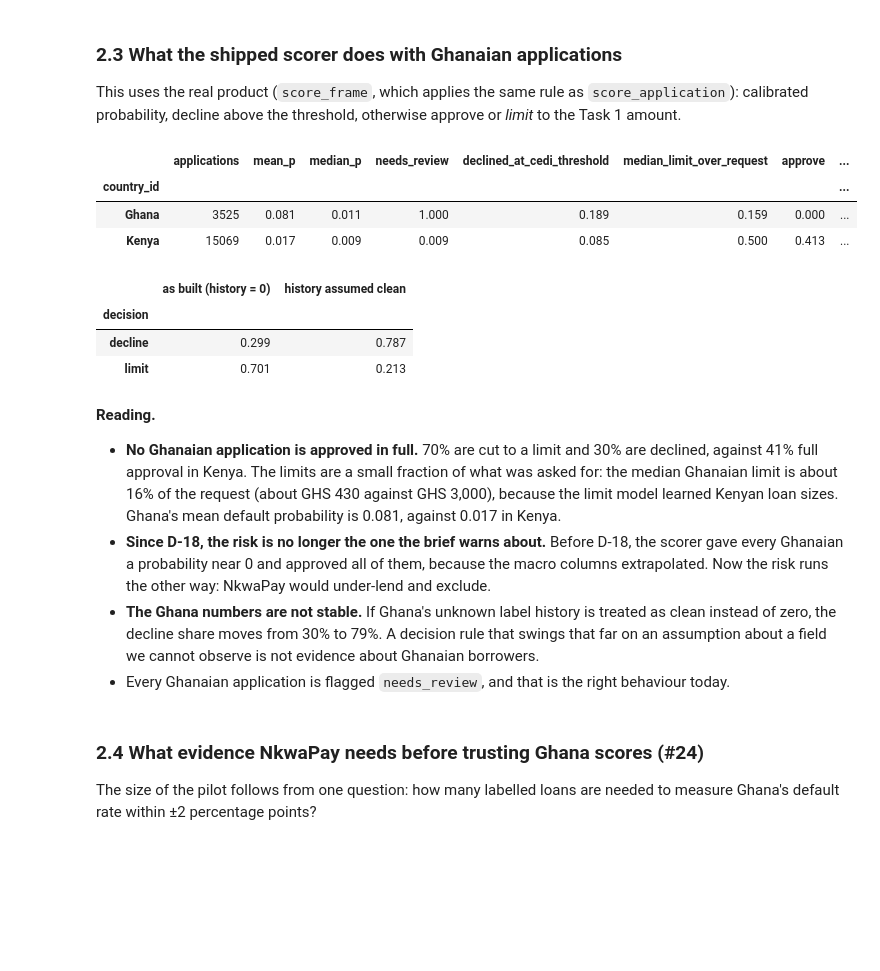
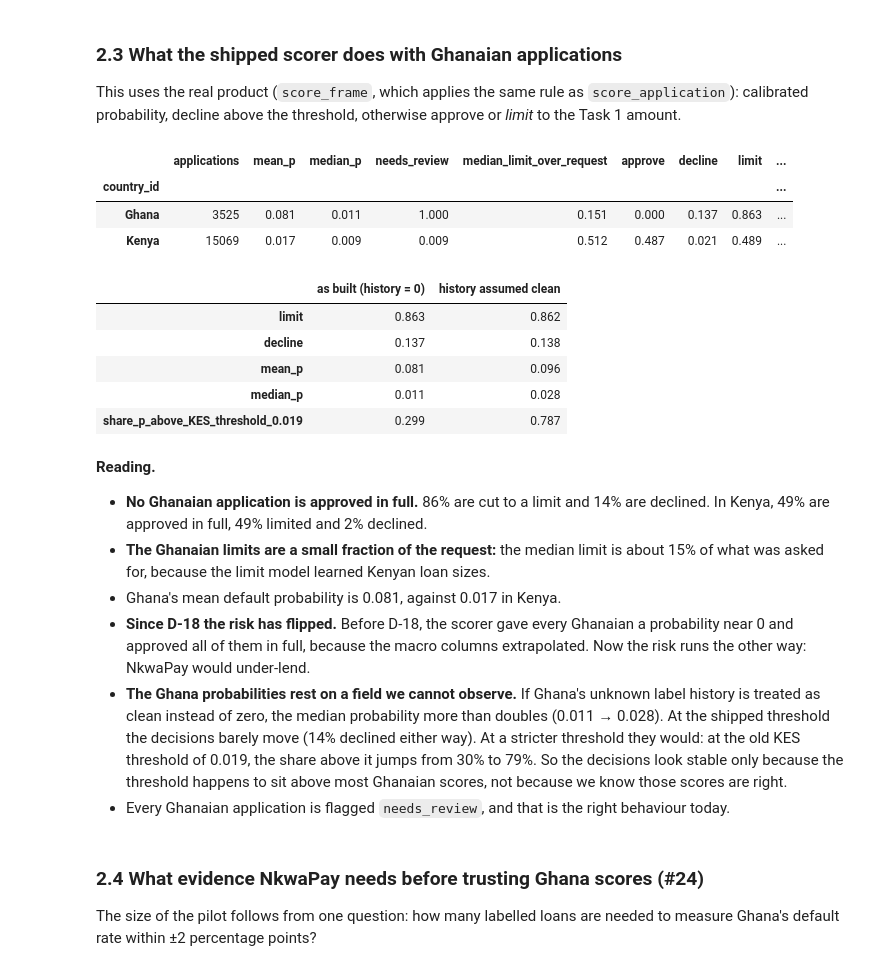
Before and after one commit to ASU-MICS-2028/mle-group-2-prosit-2, a Jupyter notebook: notebooks/04_transfer_and_fairness.ipynb, the cells around one changed output. Saved outputs shown, nothing was run; the diff lists cells and outputs as text; code cells hidden in the pictures; blank space fills up the shorter version.

```diff
--- a/notebooks/04_transfer_and_fairness.ipynb
+++ b/notebooks/04_transfer_and_fairness.ipynb
@@ -35,11 +35,12 @@ from src.evaluation import (
     cost_matrix_threshold,
     decision_cost_by_group,
     disaggregated_evaluation,
+    load_cost_config,
     proxy_strength,
     run_domain_classifier,
 )
 from src.processing import load_features
-from src.serving.batch import score_frame
+from src.serving import decide, score_frame
 from src.training import run_cv
 from src.visualization import (
     plot_domain_scores,
@@ -54,8 +55,13 @@ df = load_features()
 train = df[df["split"] == "train"]
 test = df[df["split"] == "test"]
 
-cost = cost_matrix_threshold()       # shipped: KES, configs/cost_matrix.yaml (D-19)
+cost = cost_matrix_threshold()                  # shipped: cedis, configs/cost_matrix.yaml (D-26)
 THR = cost["threshold"]
-THR_GHS = 0.036                      # Henry's cedi cost matrix from Ghana's own loans (D-22), as a sensitivity
-print(f"Shipped threshold {THR:.4f}  (C_FP {cost['c_fp']:.0f} KES, C_FN {cost['c_fn']:.0f} KES);  cedi threshold {THR_GHS}")
+STARTER = load_cost_config()["starter_loan"]    # first-time borrowers just above THR get a starter loan (D-24)
+# Earlier cost matrices, kept as sensitivities
+THR_KES = cost_matrix_threshold(principal=5249, fee_rate=0.0168, collection_cost=250, future_loans=1)["threshold"]  # D-19
+THR_1LOAN = cost_matrix_threshold(future_loans=1)["threshold"]   # D-22: cedis, only this loan lost
+THR_6LOANS = cost_matrix_threshold(future_loans=6)["threshold"]
+print(f"Shipped threshold {THR:.4f}  (C_FP {cost['c_fp']:.0f} GHS, C_FN {cost['c_fn']:.0f} GHS); starter loan {STARTER}")
+print(f"Sensitivities: KES (D-19) {THR_KES:.4f} · cedis, 1 loan lost {THR_1LOAN:.4f} · cedis, 6 loans lost {THR_6LOANS:.4f}")
 # %% [output]
@@ -204,36 +215,42 @@ This uses the real product (`score_frame`, which applies the same rule as `score
 # %%
 sc = score_frame(test)
 by_country = sc.groupby("country_id").agg(
     applications=("ID", "count"), mean_p=("probability_of_default", "mean"), median_p=("probability_of_default", "median"),
-    needs_review=("needs_review", "mean"), declined_at_cedi_threshold=("probability_of_default", lambda s: np.mean(s > THR_GHS)),
+    needs_review=("needs_review", "mean"),
 )
 mix = pd.crosstab(sc["country_id"], sc["decision"], normalize="index")
 limited = sc[sc["decision"] == "limit"]
 by_country["median_limit_over_request"] = limited.groupby("country_id").apply(lambda g: (g["limit_local"] / g["requested_local"]).median())
 display(by_country.join(mix).round(3))
 
 # Sensitivity: Ghana's label history is unknown, not zero. Score it again as if every earlier loan had matured and been repaid.
 gh = test[test["country_id"] == "Ghana"]
 clean = gh.assign(n_past_labelled=gh["n_past_loans"], past_default_rate=np.where(gh["n_past_loans"] > 0, 0.0, np.nan))
 alt = score_frame(clean)
-pd.DataFrame({
-    "as built (history = 0)": sc.loc[sc["country_id"] == "Ghana", "decision"].value_counts(normalize=True),
-    "history assumed clean": alt["decision"].value_counts(normalize=True),
-}).fillna(0).round(3)
+def ghana_view(s):
+    return pd.concat([s["decision"].value_counts(normalize=True),
+                      pd.Series({"mean_p": s["probability_of_default"].mean(), "median_p": s["probability_of_default"].median(),
+                                 f"share_p_above_KES_threshold_{THR_KES:.3f}": np.mean(s["probability_of_default"] > THR_KES)})])
+pd.DataFrame({"as built (history = 0)": ghana_view(sc[sc["country_id"] == "Ghana"]),
+              "history assumed clean": ghana_view(alt)}).fillna(0).round(3)
 # %% [output]
-|  | applications | mean_p | median_p | needs_review | declined_at_cedi_threshold | median_limit_over_request | approve | ... |
-| country_id |  |  |  |  |  |  |  | ... |
-| Ghana | 3525 | 0.081 | 0.011 | 1.000 | 0.189 | 0.159 | 0.000 | ... |
-| Kenya | 15069 | 0.017 | 0.009 | 0.009 | 0.085 | 0.500 | 0.413 | ... |
+|  | applications | mean_p | median_p | needs_review | median_limit_over_request | approve | decline | limit | ... |
+| country_id |  |  |  |  |  |  |  |  | ... |
+| Ghana | 3525 | 0.081 | 0.011 | 1.000 | 0.151 | 0.000 | 0.137 | 0.863 | ... |
+| Kenya | 15069 | 0.017 | 0.009 | 0.009 | 0.512 | 0.487 | 0.021 | 0.489 | ... |
 |  | as built (history = 0) | history assumed clean |
-| decision |  |  |
-| decline | 0.299 | 0.787 |
-| limit | 0.701 | 0.213 |
+| limit | 0.863 | 0.862 |
+| decline | 0.137 | 0.138 |
+| mean_p | 0.081 | 0.096 |
+| median_p | 0.011 | 0.028 |
+| share_p_above_KES_threshold_0.019 | 0.299 | 0.787 |
 # %% [markdown]
 **Reading.**
-- **No Ghanaian application is approved in full.** 70% are cut to a limit and 30% are declined, against 41% full approval in Kenya. The limits are a small fraction of what was asked for: the median Ghanaian limit is about 16% of the request (about GHS 430 against GHS 3,000), because the limit model learned Kenyan loan sizes. Ghana's mean default probability is 0.081, against 0.017 in Kenya.
-- **Since D-18, the risk is no longer the one the brief warns about.** Before D-18, the scorer gave every Ghanaian a probability near 0 and approved all of them, because the macro columns extrapolated. Now the risk runs the other way: NkwaPay would under-lend and exclude.
-- **The Ghana numbers are not stable.** If Ghana's unknown label history is treated as clean instead of zero, the decline share moves from 30% to 79%. A decision rule that swings that far on an assumption about a field we cannot observe is not evidence about Ghanaian borrowers.
+- **No Ghanaian application is approved in full.** 86% are cut to a limit and 14% are declined. In Kenya, 49% are approved in full, 49% limited and 2% declined.
+- **The Ghanaian limits are a small fraction of the request:** the median limit is about 15% of what was asked for, because the limit model learned Kenyan loan sizes.
+- Ghana's mean default probability is 0.081, against 0.017 in Kenya.
+- **Since D-18 the risk has flipped.** Before D-18, the scorer gave every Ghanaian a probability near 0 and approved all of them in full, because the macro columns extrapolated. Now the risk runs the other way: NkwaPay would under-lend.
+- **The Ghana probabilities rest on a field we cannot observe.** If Ghana's unknown label history is treated as clean instead of zero, the median probability more than doubles (0.011 → 0.028). At the shipped threshold the decisions barely move (14% declined either way). At a stricter threshold they would: at the old KES threshold of 0.019, the share above it jumps from 30% to 79%. So the decisions look stable only because the threshold happens to sit above most Ghanaian scores, not because we know those scores are right.
 - Every Ghanaian application is flagged `needs_review`, and that is the right behaviour today.
 # %% [markdown]
 ### 2.4 What evidence NkwaPay needs before trusting Ghana scores (#24)
```
Also changed, not shown: parts of 17 cells of this notebook, 20 other files.
